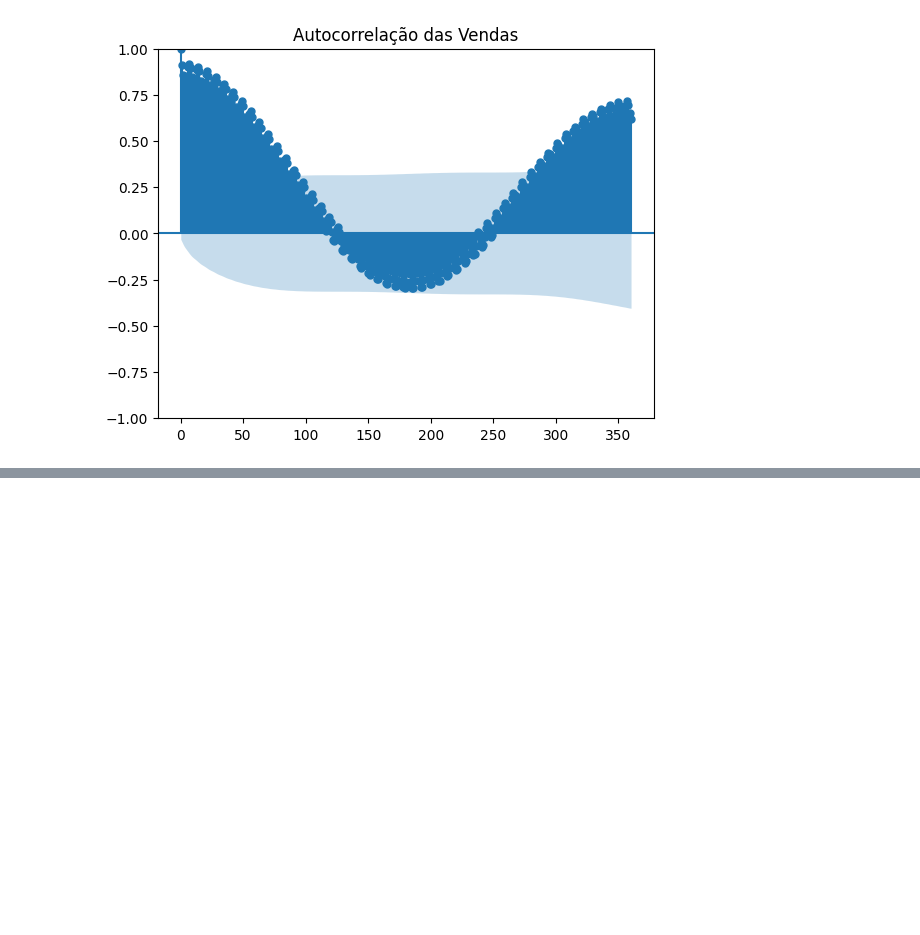
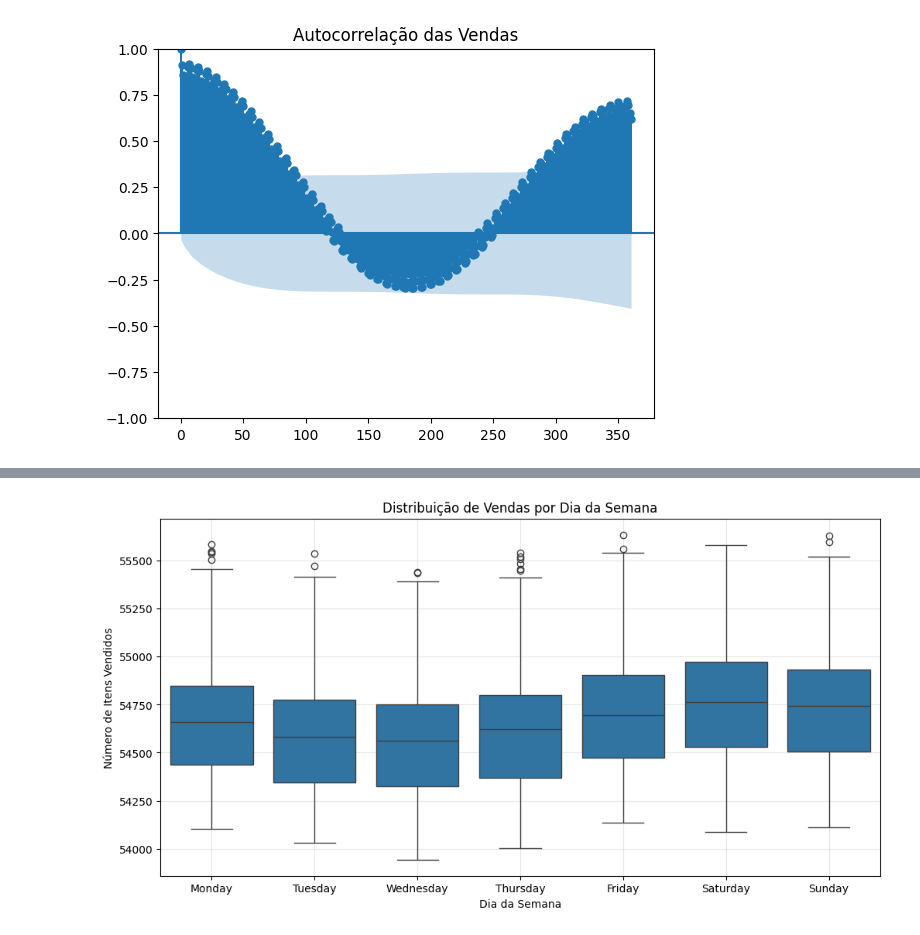
Before and after one commit to catarinafelixcr/time-series-forecast, a Jupyter notebook: notebooks/01-EDA.ipynb, the cells around one changed output, grey strips where cells are left out. Saved outputs shown, nothing was run; the diff lists cells and outputs as text; code cells hidden in the pictures; blank space fills up the shorter version.

```diff
--- a/notebooks/01-EDA.ipynb
+++ b/notebooks/01-EDA.ipynb
@@ -123,0 +127,6 @@ Text(0.5, 1.0, 'Autocorrelação das Vendas')
+# %%
+daily_sales['day_of_week'] = daily_sales['Date'].dt.day_name()
+daily_sales['month'] = daily_sales['Date'].dt.month_name()
+
+df['day_of_week'] = df.index.day_name()
+df['month'] = df.index.month_name()
@@ -123,0 +152,12 @@ Text(0.5, 1.0, 'Autocorrelação das Vendas')
+# %%
+order_day_of_week = [ 'Monday', 'Tuesday', 'Wednesday', 'Thursday', 'Friday', 'Saturday', 'Sunday']
+
+plt.figure(figsize=(12, 6))
+sns.boxplot(data=daily_sales, x='day_of_week', y='number_sold', order=order_day_of_week)
+plt.title('Distribuição de Vendas por Dia da Semana')
+plt.xlabel('Dia da Semana')
+plt.ylabel('Número de Itens Vendidos')
+plt.grid(True, alpha=0.3)
+plt.show()
+# %% [output]
+[figure, added]
```
Also changed, not shown: parts of 12 cells of this notebook.
